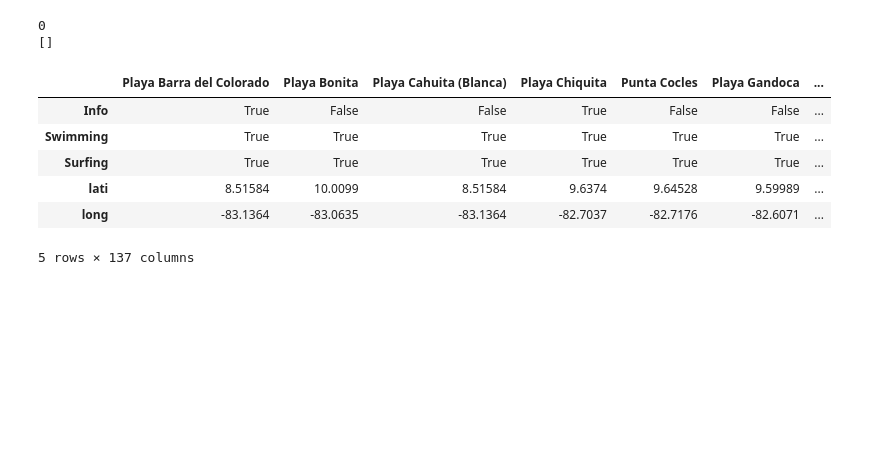
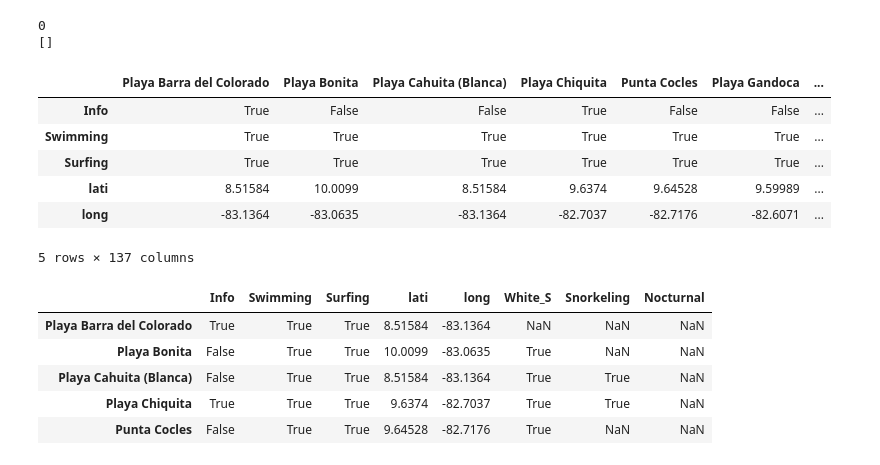
Before and after one commit to jesagocr/DataScience_IBM_Coursera_Capstone, a Jupyter notebook: projectBeaches.ipynb, the cells around one changed output. Cells and saved outputs as stored; diff of their text form; code cells hidden in the pictures; blank space fills up the shorter version.

```diff
--- a/projectBeaches.ipynb
+++ b/projectBeaches.ipynb
@@ -669,3 +669,13 @@ df.head()
 | lati | 8.51584 | 10.0099 | 8.51584 | 9.6374 | 9.64528 | 9.59989 | ... |
 | long | -83.1364 | -83.0635 | -83.1364 | -82.7037 | -82.7176 | -82.6071 | ... |
 5 rows × 137 columns
+# %%
+df = df.transpose()
+df.head()
+# %% [output]
+|  | Info | Swimming | Surfing | lati | long | White_S | Snorkeling | Nocturnal |
+| Playa Barra del Colorado | True | True | True | 8.51584 | -83.1364 | NaN | NaN | NaN |
+| Playa Bonita | False | True | True | 10.0099 | -83.0635 | True | NaN | NaN |
+| Playa Cahuita (Blanca) | False | True | True | 8.51584 | -83.1364 | True | True | NaN |
+| Playa Chiquita | True | True | True | 9.6374 | -82.7037 | True | True | NaN |
+| Punta Cocles | False | True | True | 9.64528 | -82.7176 | True | NaN | NaN |
```
Also changed, not shown: parts of 8 cells of this notebook.
